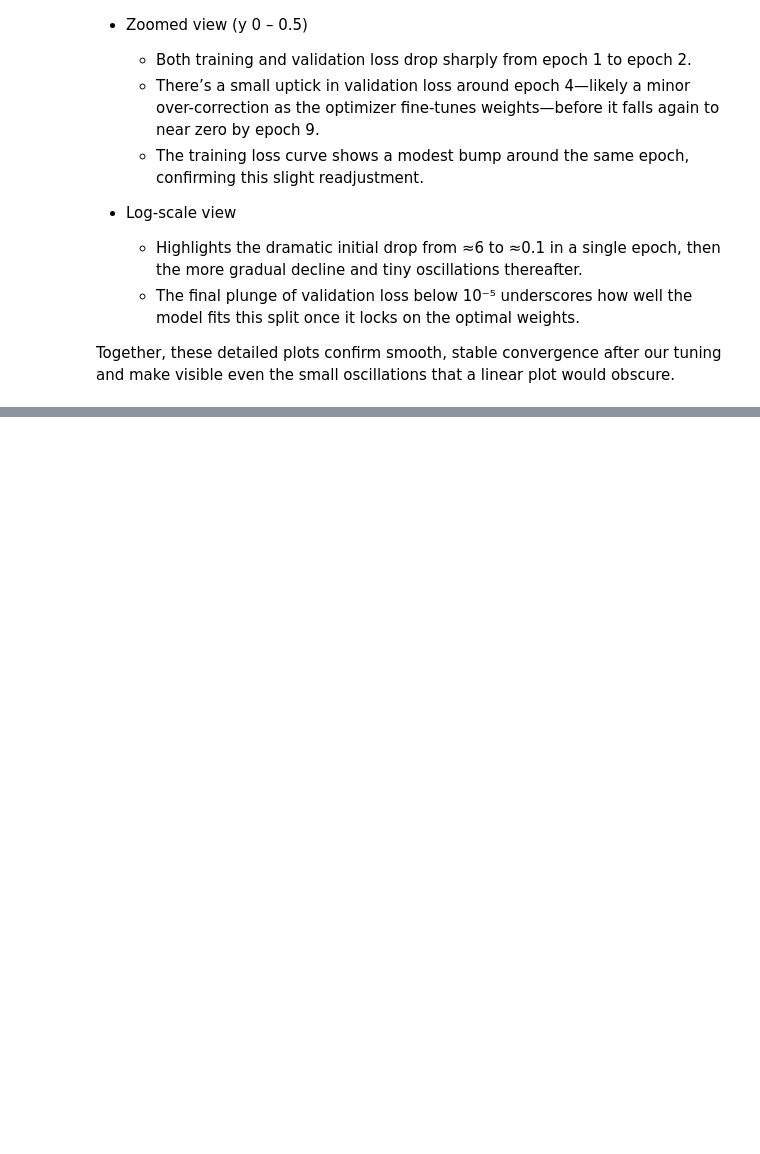
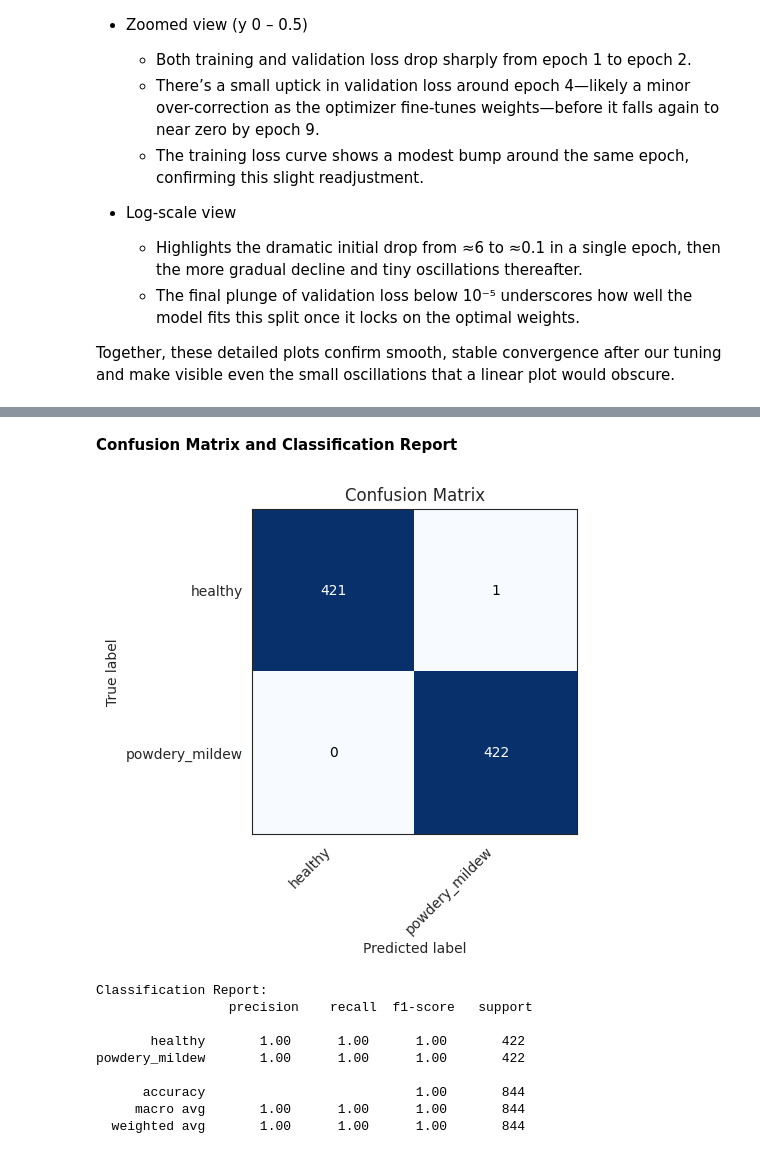
Before and after one commit to JDonnellyCodeInstitute/PP5-MildewDetection, a Jupyter notebook: jupyter_notebooks/03 - Modelling and Evaluating.ipynb, the cells around one changed output, grey strips where cells are left out. Saved outputs shown, nothing was run; the diff lists cells and outputs as text; code cells hidden in the pictures; blank space fills up the shorter version.

Commit message:
Test set evaluated for loss and accuracy. Confusion matrix plotted and classification report saved to new reports folder.

```diff
--- a/jupyter_notebooks/03 - Modelling and Evaluating.ipynb
+++ b/jupyter_notebooks/03 - Modelling and Evaluating.ipynb
@@ -547,0 +558,58 @@ Together, these detailed plots confirm smooth, stable convergence after our tuni
+# %% [markdown]
+**Confusion Matrix and Classification Report**
+# %%
+import numpy as np
+from sklearn.metrics import confusion_matrix, classification_report
+import matplotlib.pyplot as plt
+
+# Ensure iterator is at the start
+test_iterator.reset()
+
+# Gets predictions (probabilities) and true labels
+probs = model.predict(test_iterator, verbose=0)
+y_pred = (probs > 0.5).astype(int).flatten()
+y_true = test_iterator.classes
+class_names = list(test_iterator.class_indices.keys())
+
+# Compute confusion matrix
+cm = confusion_matrix(y_true, y_pred)
+
+# Plot confusion matrix
+fig, ax = plt.subplots(figsize=(5,5))
+im = ax.imshow(cm, cmap='Blues')
+ax.set_xticks(np.arange(len(class_names)))
+ax.set_yticks(np.arange(len(class_names)))
+ax.set_xticklabels(class_names)
+ax.set_yticklabels(class_names)
+plt.setp(ax.get_xticklabels(), rotation=45, ha='right')
+for i in range(len(class_names)):
+    for j in range(len(class_names)):
+        ax.text(j, i, cm[i, j], ha='center', va='center', color='white' if cm[i,j]>cm.max()/2 else 'black')
+ax.set_xlabel('Predicted label')
+ax.set_ylabel('True label')
+ax.set_title('Confusion Matrix')
+plt.tight_layout()
+plt.savefig(figures_out/'confusion_matrix.png')
+plt.show()
+
+# Print classification report
+report = classification_report(y_true, y_pred, target_names=class_names)
+print("Classification Report:\n", report)
+
+# Create reports directory
+os.makedirs('reports', exist_ok=True)
+
+# Save to file
+with open('reports/classification_report.txt','w') as f:
+    f.write(report)
+# %% [output]
+[figure, added]
+Classification Report:
+                 precision    recall  f1-score   support
+
+       healthy       1.00      1.00      1.00       422
+powdery_mildew       1.00      1.00      1.00       422
+
+      accuracy                           1.00       844
+     macro avg       1.00      1.00      1.00       844
+  weighted avg       1.00      1.00      1.00       844
```
Also changed, not shown: parts of 3 cells of this notebook, 2 other files.
